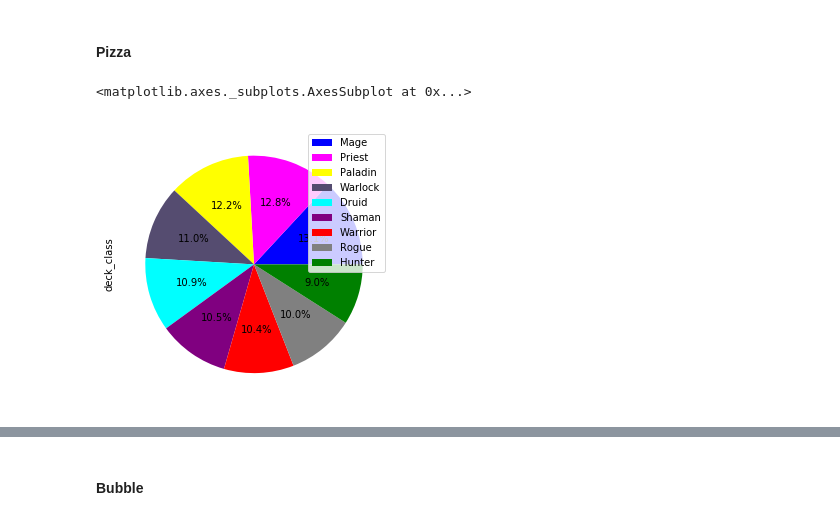
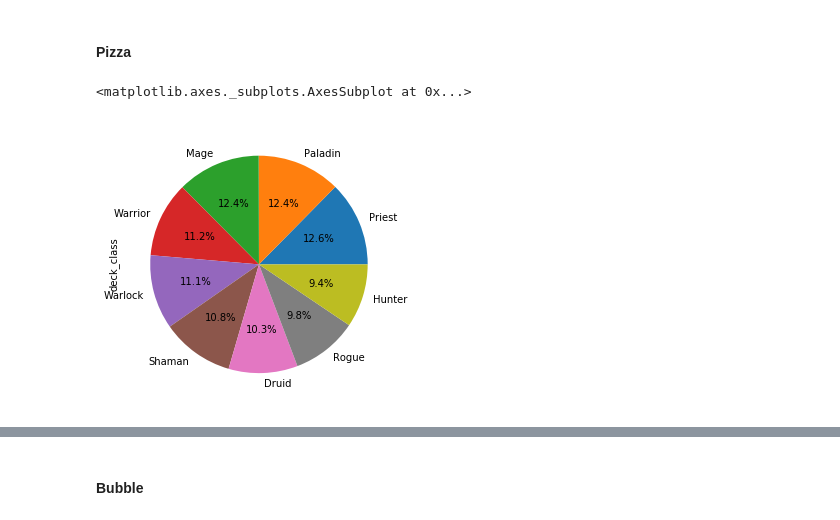
Before and after one commit to xdot2012/hearthstone_card_prediction, a Jupyter notebook: DataScience/douglas/Ciência de Dados.ipynb, the cells around one changed output, grey strips where cells are left out. Saved outputs shown, nothing was run; the diff lists cells and outputs as text; code cells hidden in the pictures.

```diff
--- a/DataScience/douglas/Ciência de Dados.ipynb
+++ b/DataScience/douglas/Ciência de Dados.ipynb
@@ -73,7 +76,5 @@ os.listdir(path)
 # %% [markdown]
 <h4><strong>Importação</strong></h4>
 # %%
-data = pandas.read_csv(path + str("data.csv"))
-refs = pandas.read_json(path + str("refs.json"))
-print(data.columns)
-refs
+decks = pandas.read_csv(path + str("data.csv"))
+card_info = pandas.read_json(path + str("refs.json"))
@@ -107,4 +81,19 @@ Index(['craft_cost', 'date', 'deck_archetype', 'deck_class', 'deck_format',
 # %% [markdown]
 <h4><strong>Limpeza dos Dados</strong></h4>
+# %%
+# remove tabs and newlines from user names
+decks['user'] = decks['user'].apply(str.strip)
+
+#remove other game modes
+filter_ranked = decks['deck_type'] == 'Ranked Deck'
+decks = decks[filter_ranked]
+
+# transform date strings to datetime objects
+decks.date = pandas.to_datetime(decks.date)
+release_date = datetime(2014, 3, 11)
+filter_release_date = decks.date > release_date
+decks = decks[filter_release_date]
+
+decks['year'] = pandas.DatetimeIndex(decks['date']).year
 # %% [markdown]
 <h4><strong>Filtragem de Dados</strong></h4>
@@ -412,7 +324,7 @@ plt.show()
 # %% [markdown]
 <h4>Pizza</h4>
 # %%
-class_count.plot.pie(autopct='%.1f%%', colors=class_dict, figsize=(5,5), legend=True, labels=None)
+class_count.plot.pie(autopct='%.1f%%', figsize=(5,5))
 # %% [output]
 <matplotlib.axes._subplots.AxesSubplot at 0x...>
-[figure, old version]
+[figure, new version]
```
Also changed, not shown: parts of 21 cells of this notebook, 12 other files.
